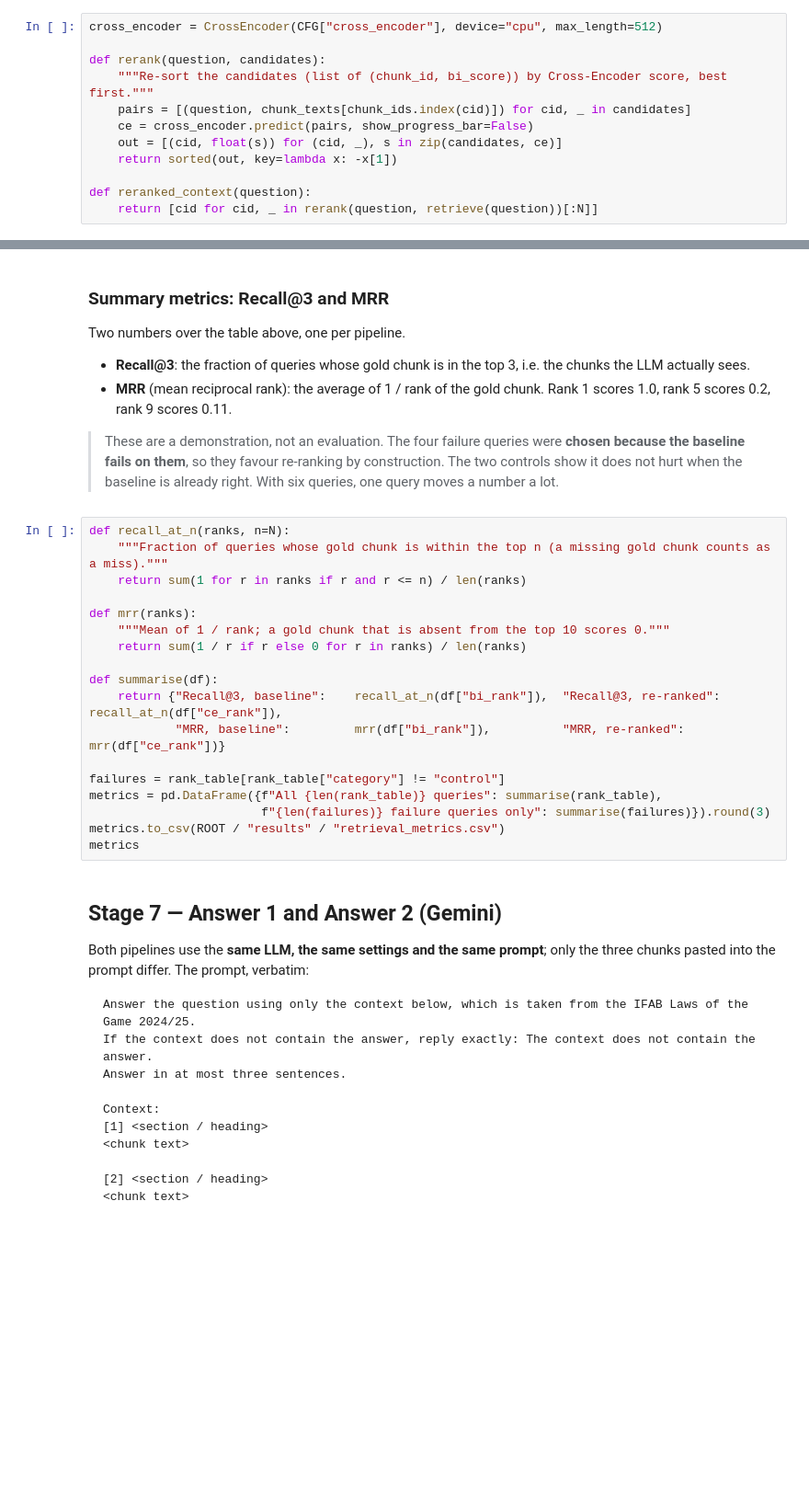
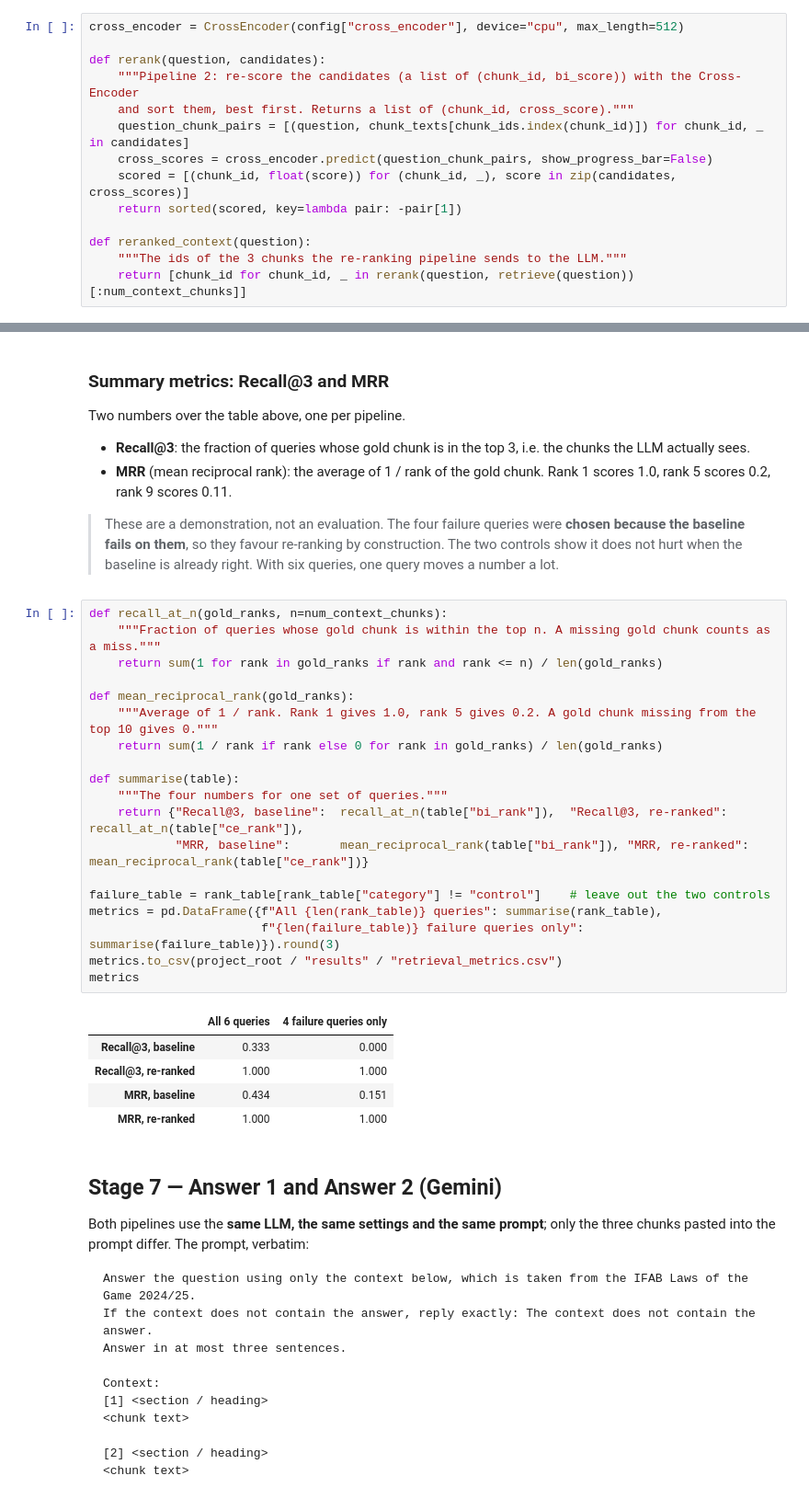
Before and after one commit to N03L-22/LMA_A1_RAG, a Jupyter notebook: rag_reranking.ipynb, the cells around one changed output, grey strips where cells are left out. Shown at 92% size. Saved outputs shown, nothing was run; the diff lists cells and outputs as text; blank space fills up the shorter version.

Commit message:
Clearer notebook: longer variable names, plain-language comments, glossary; re-run; add metrics and source link
Co-Authored-By: Claude Sonnet 5.5 <noreply@anthropic.com>

```diff
--- a/rag_reranking.ipynb
+++ b/rag_reranking.ipynb
@@ -468,17 +526,19 @@ words of the question against the words of the chunk, which the Bi-Encoder canno
 same 10 candidates, re-sort them by its score and keep the top 3. The score is a raw model output, not a
 probability; only the order matters.
 # %%
-cross_encoder = CrossEncoder(CFG["cross_encoder"], device="cpu", max_length=512)
+cross_encoder = CrossEncoder(config["cross_encoder"], device="cpu", max_length=512)
 
 def rerank(question, candidates):
-    """Re-sort the candidates (list of (chunk_id, bi_score)) by Cross-Encoder score, best first."""
-    pairs = [(question, chunk_texts[chunk_ids.index(cid)]) for cid, _ in candidates]
-    ce = cross_encoder.predict(pairs, show_progress_bar=False)
-    out = [(cid, float(s)) for (cid, _), s in zip(candidates, ce)]
-    return sorted(out, key=lambda x: -x[1])
+    """Pipeline 2: re-score the candidates (a list of (chunk_id, bi_score)) with the Cross-Encoder
+    and sort them, best first. Returns a list of (chunk_id, cross_score)."""
+    question_chunk_pairs = [(question, chunk_texts[chunk_ids.index(chunk_id)]) for chunk_id, _ in candidates]
+    cross_scores = cross_encoder.predict(question_chunk_pairs, show_progress_bar=False)
+    scored = [(chunk_id, float(score)) for (chunk_id, _), score in zip(candidates, cross_scores)]
+    return sorted(scored, key=lambda pair: -pair[1])
 
 def reranked_context(question):
-    return [cid for cid, _ in rerank(question, retrieve(question))[:N]]
+    """The ids of the 3 chunks the re-ranking pipeline sends to the LLM."""
+    return [chunk_id for chunk_id, _ in rerank(question, retrieve(question))[:num_context_chunks]]
 # %%
 # A look at both rankings for one question. Not a test set: just a check that the two pipelines run.
 def show(question):
@@ -594,23 +662,30 @@ Two numbers over the table above, one per pipeline.
 > baseline fails on them**, so they favour re-ranking by construction. The two controls show it does
 > not hurt when the baseline is already right. With six queries, one query moves a number a lot.
 # %%
-def recall_at_n(ranks, n=N):
-    """Fraction of queries whose gold chunk is within the top n (a missing gold chunk counts as a miss)."""
-    return sum(1 for r in ranks if r and r <= n) / len(ranks)
+def recall_at_n(gold_ranks, n=num_context_chunks):
+    """Fraction of queries whose gold chunk is within the top n. A missing gold chunk counts as a miss."""
+    return sum(1 for rank in gold_ranks if rank and rank <= n) / len(gold_ranks)
 
-def mrr(ranks):
-    """Mean of 1 / rank; a gold chunk that is absent from the top 10 scores 0."""
-    return sum(1 / r if r else 0 for r in ranks) / len(ranks)
+def mean_reciprocal_rank(gold_ranks):
+    """Average of 1 / rank. Rank 1 gives 1.0, rank 5 gives 0.2. A gold chunk missing from the top 10 gives 0."""
+    return sum(1 / rank if rank else 0 for rank in gold_ranks) / len(gold_ranks)
 
-def summarise(df):
-    return {"Recall@3, baseline":    recall_at_n(df["bi_rank"]),  "Recall@3, re-ranked": recall_at_n(df["ce_rank"]),
-            "MRR, baseline":         mrr(df["bi_rank"]),          "MRR, re-ranked":      mrr(df["ce_rank"])}
+def summarise(table):
+    """The four numbers for one set of queries."""
+    return {"Recall@3, baseline":  recall_at_n(table["bi_rank"]),  "Recall@3, re-ranked": recall_at_n(table["ce_rank"]),
+            "MRR, baseline":       mean_reciprocal_rank(table["bi_rank"]), "MRR, re-ranked": mean_reciprocal_rank(table["ce_rank"])}
 
-failures = rank_table[rank_table["category"] != "control"]
+failure_table = rank_table[rank_table["category"] != "control"]    # leave out the two controls
 metrics = pd.DataFrame({f"All {len(rank_table)} queries": summarise(rank_table),
-                        f"{len(failures)} failure queries only": summarise(failures)}).round(3)
-metrics.to_csv(ROOT / "results" / "retrieval_metrics.csv")
+                        f"{len(failure_table)} failure queries only": summarise(failure_table)}).round(3)
+metrics.to_csv(project_root / "results" / "retrieval_metrics.csv")
 metrics
+# %% [output]
+|  | All 6 queries | 4 failure queries only |
+| Recall@3, baseline | 0.333 | 0.000 |
+| Recall@3, re-ranked | 1.000 | 1.000 |
+| MRR, baseline | 0.434 | 0.151 |
+| MRR, re-ranked | 1.000 | 1.000 |
 # %% [markdown]
 ## Stage 7 — Answer 1 and Answer 2 (Gemini)
 
```
Also changed, not shown: parts of 19 cells of this notebook, 4 other files.
